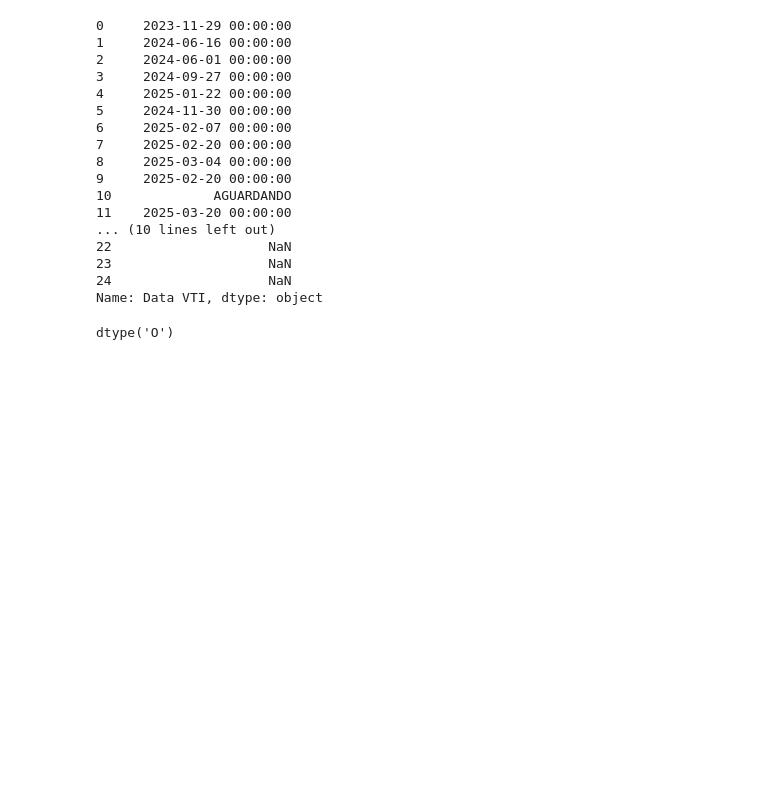
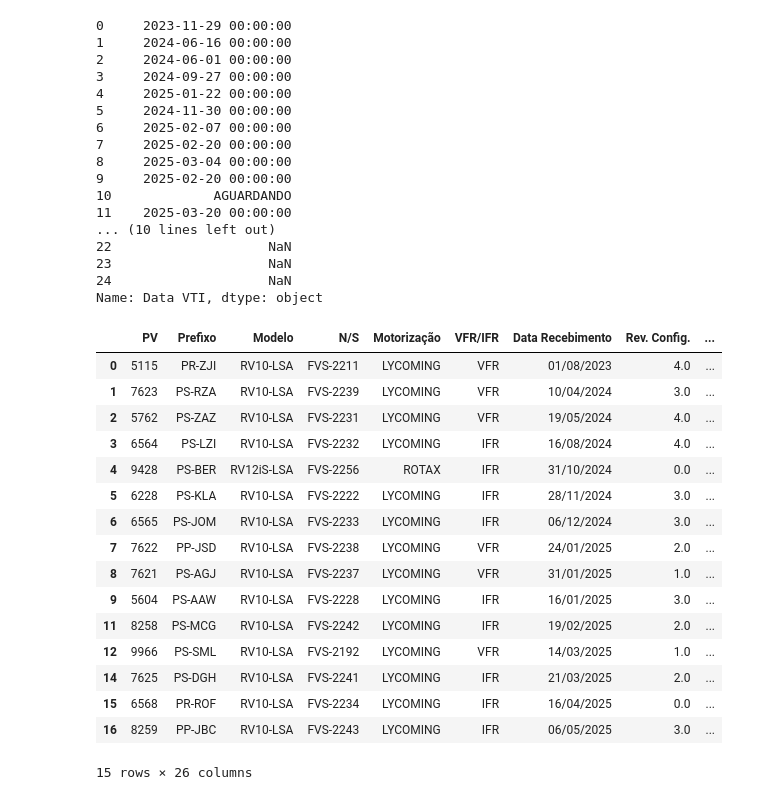
Before and after one commit to brunopilotoa/flyer-Dash, a Jupyter notebook: testes.ipynb, the cells around one changed output. Drawn from its saved outputs; the diff is of its cells as text; code cells hidden in the pictures; blank space fills up the shorter version.

```diff
--- a/testes.ipynb
+++ b/testes.ipynb
@@ -192,7 +192,24 @@ vti
 23                    NaN
 24                    NaN
 Name: Data VTI, dtype: object
-# %%
-vti.dtype
-# %% [output]
-dtype('O')
+# %%
+df_vti = base[base["Status VTI"] == "APROVADO"]
+df_vti
+# %% [output]
+|  | PV | Prefixo | Modelo | N/S | Motorização | VFR/IFR | Data Recebimento | Rev. Config. | ... |
+| 0 | 5115 | PR-ZJI | RV10-LSA | FVS-2211 | LYCOMING | VFR | 01/08/2023 | 4.0 | ... |
+| 1 | 7623 | PS-RZA | RV10-LSA | FVS-2239 | LYCOMING | VFR | 10/04/2024 | 3.0 | ... |
+| 2 | 5762 | PS-ZAZ | RV10-LSA | FVS-2231 | LYCOMING | VFR | 19/05/2024 | 4.0 | ... |
+| 3 | 6564 | PS-LZI | RV10-LSA | FVS-2232 | LYCOMING | IFR | 16/08/2024 | 4.0 | ... |
+| 4 | 9428 | PS-BER | RV12iS-LSA | FVS-2256 | ROTAX | IFR | 31/10/2024 | 0.0 | ... |
+| 5 | 6228 | PS-KLA | RV10-LSA | FVS-2222 | LYCOMING | IFR | 28/11/2024 | 3.0 | ... |
+| 6 | 6565 | PS-JOM | RV10-LSA | FVS-2233 | LYCOMING | IFR | 06/12/2024 | 3.0 | ... |
+| 7 | 7622 | PP-JSD | RV10-LSA | FVS-2238 | LYCOMING | VFR | 24/01/2025 | 2.0 | ... |
+| 8 | 7621 | PS-AGJ | RV10-LSA | FVS-2237 | LYCOMING | VFR | 31/01/2025 | 1.0 | ... |
+| 9 | 5604 | PS-AAW | RV10-LSA | FVS-2228 | LYCOMING | IFR | 16/01/2025 | 3.0 | ... |
+| 11 | 8258 | PS-MCG | RV10-LSA | FVS-2242 | LYCOMING | IFR | 19/02/2025 | 2.0 | ... |
+| 12 | 9966 | PS-SML | RV10-LSA | FVS-2192 | LYCOMING | VFR | 14/03/2025 | 1.0 | ... |
+| 14 | 7625 | PS-DGH | RV10-LSA | FVS-2241 | LYCOMING | IFR | 21/03/2025 | 2.0 | ... |
+| 15 | 6568 | PR-ROF | RV10-LSA | FVS-2234 | LYCOMING | IFR | 16/04/2025 | 0.0 | ... |
+| 16 | 8259 | PP-JBC | RV10-LSA | FVS-2243 | LYCOMING | IFR | 06/05/2025 | 3.0 | ... |
+15 rows × 26 columns
```
Also changed, not shown: parts of 3 cells of this notebook, 3 other files.
